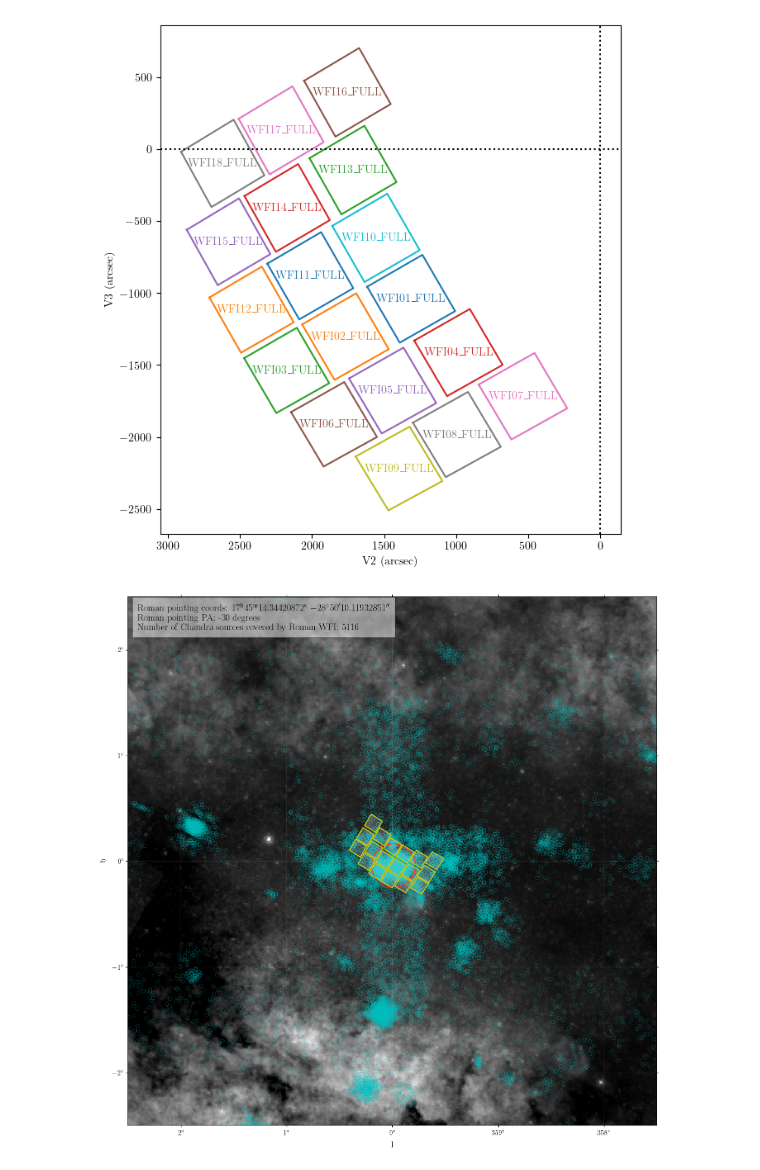
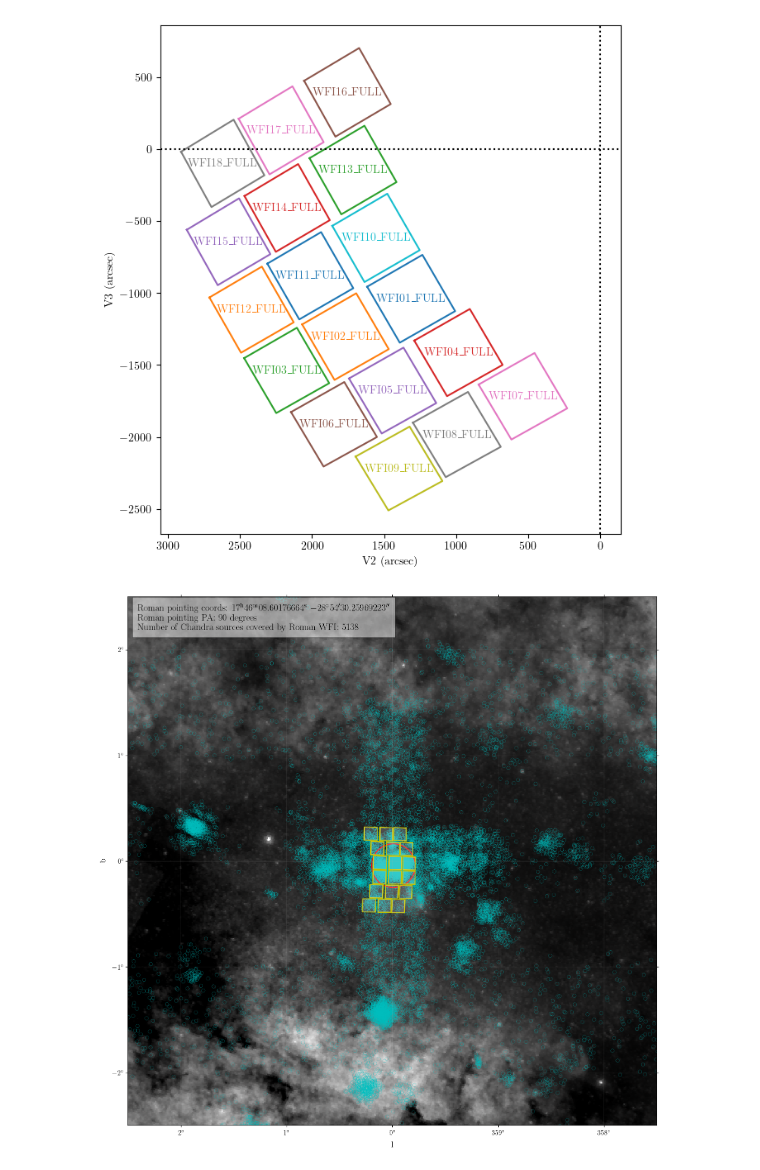
Before and after one commit to bersavosh/roman_gc_pointing, a Jupyter notebook: Roman_FP_GalCen.ipynb, the cells around one changed output. Saved outputs shown, nothing was run; the diff lists cells and outputs as text; code cells hidden in the pictures.

```diff
--- a/Roman_FP_GalCen.ipynb
+++ b/Roman_FP_GalCen.ipynb
@@ -169,35 +169,35 @@ def addpanel(center, label, fname, figvar, nrows, ncols, no, regs):
                 tile_pix_reg.visual['fill'] = True
                 tile_pix_reg.plot(ax=ax1, linestyle='', linewidth=0, alpha=0.2, facecolor='w')
                 cxc_srcs_covered += len(csc_table[region.contains(SkyCoord(csc_table['ra'],
                                                                            csc_table['dec']),
                                                                   cut.wcs)])
     ax1.text(10, 550,
-             f'Roman pointing coords: {pointing_coords.to_string('hmsdms',format='latex')}\n'+
+             f'Roman pointing coords: {pointing_coords.icrs.to_string('hmsdms',format='latex')}\n'+
              f'Roman pointing PA: {telescopePositionAngle} degrees\n'+
              f'Number of Chandra sources covered by Roman WFI: {cxc_srcs_covered}',
              va='top',
              fontsize=labelsize+2,
              bbox={'facecolor': 'w', 'alpha': 0.5, 'pad': 10}
             )
 
     return
 
 
 csc_table = votable.parse('csc_bulge.vot').get_table_by_index(0).to_table()
 image_center = SkyCoord(0*u.deg, 0*u.deg, frame='galactic').icrs
-pointing_coords = image_center.spherical_offsets_by(-5*u.arcmin, 0*u.arcmin)
-telescopePositionAngle = -30
+pointing_coords = image_center.galactic.spherical_offsets_by(5*u.arcmin, -5*u.arcmin)
+telescopePositionAngle = 90
 
 roman_pointings = []
-roman_pointings.append(roman_region_maker(pointing_coords.spherical_offsets_by(0*u.arcmin,0*u.arcmin), telescopePositionAngle))
+roman_pointings.append(roman_region_maker(pointing_coords.icrs, telescopePositionAngle))
 # roman_pointings.append(roman_region_maker(coords.spherical_offsets_by(-3*u.arcmin,-2.5*u.arcmin), telescopePositionAngle))
 # roman_pointings.append(roman_region_maker(coords.spherical_offsets_by(-1.6*u.arcmin,-5*u.arcmin), telescopePositionAngle))
 
 fig = plt.figure(figsize=(15, 15))
 
 addpanel(image_center, 'DSS', 'DSS.fits', fig, 1, 1, 1, regs=True)
 
 fig.tight_layout()
 fig.savefig('galcen_roman.pdf', bbox_inches='tight')
 # %% [output]
-[figure, old version]
+[figure, new version]
```
Also changed, not shown: 1 other file.
